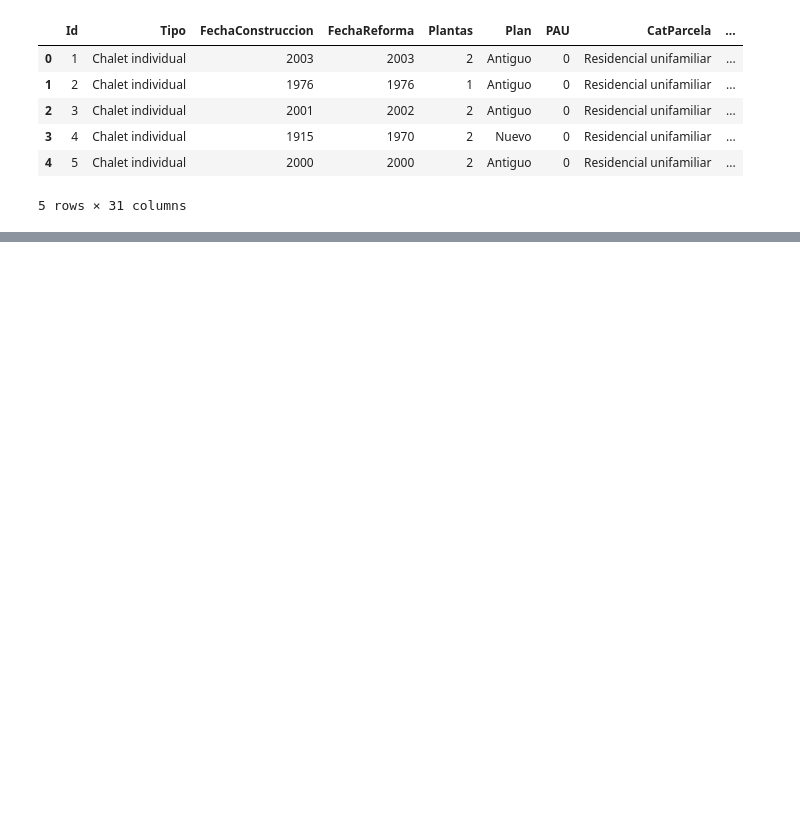
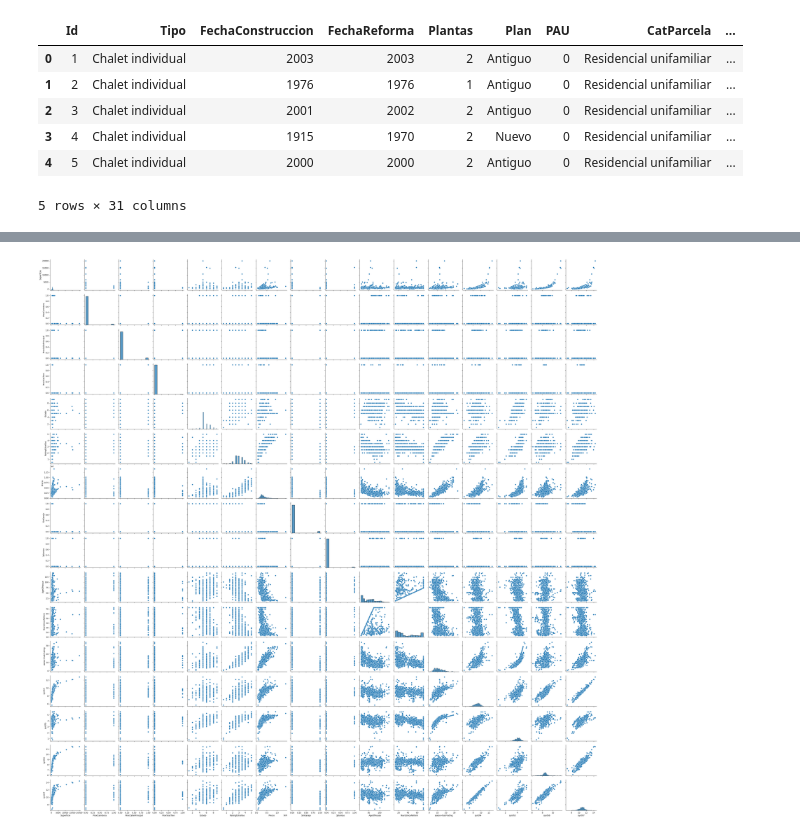
Before and after one commit to inogii/lacasademickeymouse, a Jupyter notebook: main.ipynb, the cells around one changed output, grey strips where cells are left out. Saved outputs shown, nothing was run; the diff lists cells and outputs as text; code cells hidden in the pictures; blank space fills up the shorter version.

```diff
--- a/main.ipynb
+++ b/main.ipynb
@@ -187,0 +196,82 @@ Situacion_Trasero                            -0.388876           1.000000
+# %%
+df.set_index('Id', inplace=True)
+df.drop(['AguaCorriente', 'GasNatural', 'FosaSeptica', 'Piscina', 'Plan', 'PerimParcela'], axis=1, inplace=True)
+
+df = extract_postal_hierarchy(df)
+
+# df['Reformada'] = df['FechaConstruccion'] != df['FechaReforma']
+# df['Reformada'] = df['Reformada'].astype(int)
+
+# make garaje feature inverse, 0 is 1, 1 is 0
+df['SinGaraje'] = df['Garaje'].apply(lambda x: 1 if x == 0 else 0)
+df['3plantas'] = df['Plantas'].apply(lambda x: 1 if x == 3 else 0)
+
+# Current Year
+current_year = datetime.datetime.now().year
+
+df['AgeOfHouse'] = current_year - df['FechaConstruccion']
+df['YearsSinceReform'] = current_year - df['FechaReforma']
+#df['TotalRooms'] = df['Aseos'] + df['Habitaciones']
+#df['AvgProximity'] = (df['ProxCarretera'] + df['ProxCallePrincipal'] + df['ProxViasTren']) / 3
+
+df['aseos+hab*rating'] = (0.7*df['Aseos'] + 0.3*df['Habitaciones']) * df['RatingEstrellas']
+df['synth4'] = np.log1p(df['aseos+hab*rating'] * df['Superficie'])
+df['synth5'] = np.log1p(df['aseos+hab*rating'] * df['Estado'])
+df['synth6'] = np.log1p(df['Estado'] * df['Superficie'])
+df['synth7'] = np.log1p(df['aseos+hab*rating'] * df['Superficie'] * df['Estado'])
+
+#df['rooms/rating'] = df['Habitaciones'] / df['RatingEstrellas']
+
+df.drop(['FechaConstruccion', 'FechaReforma', 'Garaje', 'Formato', 'TipoDesnivel', 'Desnivel', 'Situacion', 'Plantas', 'PAU', 'Vallada', 'Callejon', 'CallePavimentada', 'Aseos', 'Habitaciones'], axis=1, inplace=True)
+
+variables_reales = df.columns[df.dtypes == 'float64']
+variables_categoricas = df.dtypes[df.dtypes == 'object'].index
+variables_enteras = df.columns[df.dtypes == 'int64']
+
+#visualize_dataframe_distributions(df)
+#plot_against_precio(df)
+#sns.set(style="whitegrid")
+
+sns.pairplot(df)
+
+# Display the plots
+plt.show()
+
+#Use pairplot
+# df.drop(variables_categoricas, axis=1, inplace=True)
+df = one_hot_encoding(df, variables_categoricas)
+
+df.drop(['Tipo_Chalet individual', 'CatParcela_Residencial tipo 2', 'CatParcela_Residencial unifamiliar', 'CP_50012', 'CP_50018', 'CP_60645', 'CP_61704', 'CP_62451'], axis=1, inplace=True)
+
+#plot_against_precio(df)
+
+
+
+# from scipy.stats import skew
+# numeric_features = df.dtypes[df.dtypes != object].index
+# numeric_features = numeric_features.drop('Precio')
+# skewed_features = df[numeric_features].apply(lambda x: skew(x)).sort_values(ascending=False)
+# high_skew = skewed_features[skewed_features > 0.5]
+# skew_index = high_skew.index
+
+# # Normalize skewed features using log_transformation
+
+# for i in skew_index:
+#     df[i] = np.log1p(df[i])
+
+# inf=pd.DataFrame(np.isinf(df).sum() ,columns=['Inf_sum'])
+# inf['feat']=inf.index
+# inf=inf[inf['Inf_sum']>0]
+# inf=inf.sort_values(by=['Inf_sum'])
+# inf.insert(0,'Serial No.',range(1,len(inf)+1))
+# print(inf)
+
+variables_enteras = variables_enteras.drop('Precio')
+df = zscore_norm(df, variables_reales)
+df = zscore_norm(df, variables_enteras)
+
+#df = df[['RatingEstrellas', 'Superficie', 'Aseos', 'AgeOfHouse', 'YearsSinceReform', 'Habitaciones', 'Formato_Poco irregular', 'Situacion_Interior', 'Plantas', 'Formato_Rectangular', 'postal_group_5', 'Precio']]
+
+df.to_csv('train_preprocessed.csv')
+# %% [output]
+[figure, added]
```
Also changed, not shown: parts of 27 cells of this notebook, 11 other files.
